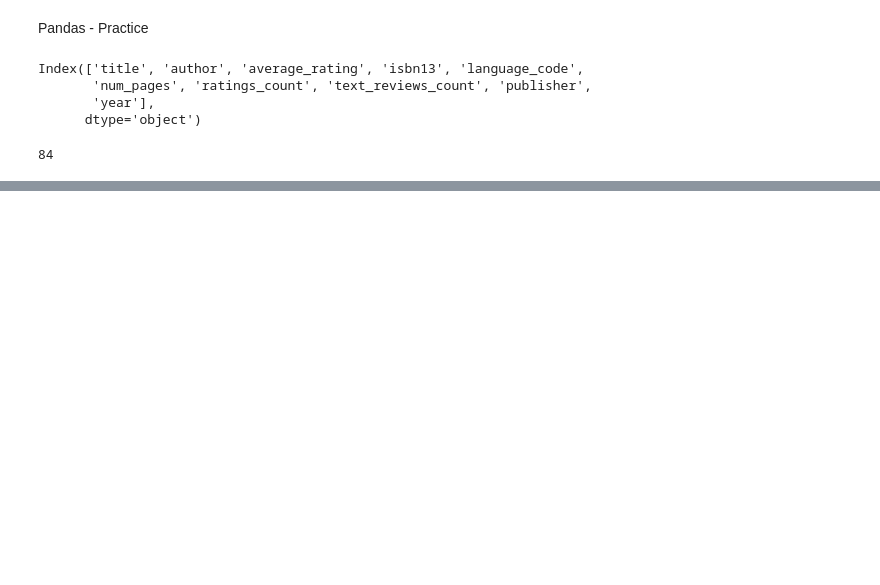
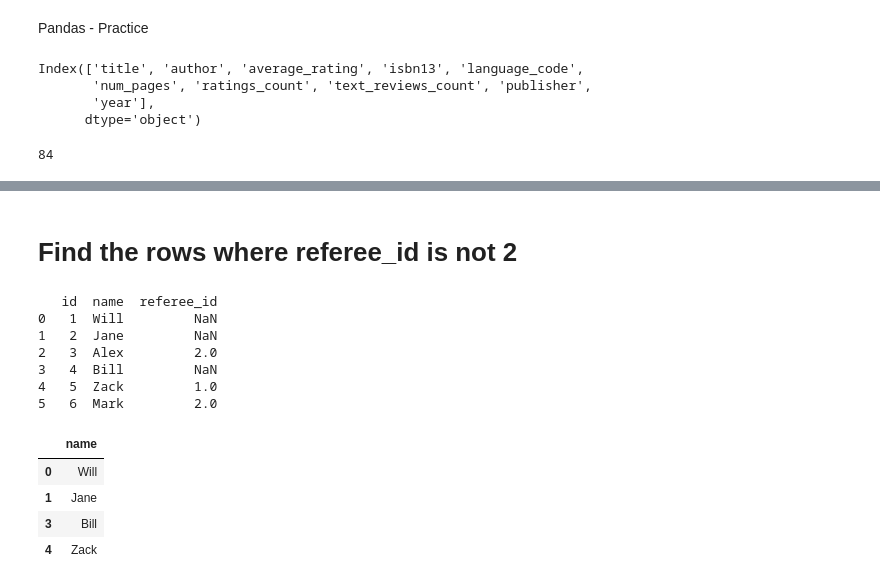
Before and after one commit to snagine/PythonDSA, a Jupyter notebook: Pandas_practice.ipynb, the cells around one changed output, grey strips where cells are left out. Saved outputs shown, nothing was run; the diff lists cells and outputs as text; code cells hidden in the pictures; blank space fills up the shorter version.

```diff
--- a/Pandas_practice.ipynb
+++ b/Pandas_practice.ipynb
@@ -54,0 +270,26 @@ Index(['title', 'author', 'average_rating', 'isbn13', 'language_code',
+# %% [markdown]
+# Find the rows where referee_id is not 2
+# %%
+import pandas as pd
+df = pd.DataFrame({
+    "id":[1,2,3,4,5,6],
+    "name":['Will','Jane','Alex','Bill','Zack','Mark'],
+    "referee_id":[None, None, 2, None, 1, 2]
+})
+print(df.head(10))
+df.loc[(df['referee_id']!=2)]
+customer = df
+customer.loc[(customer['referee_id']!=2) | (customer['referee_id'].isnull())]['name'].to_frame()
+# %% [output]
+   id  name  referee_id
+0   1  Will         NaN
+1   2  Jane         NaN
+2   3  Alex         2.0
+3   4  Bill         NaN
+4   5  Zack         1.0
+5   6  Mark         2.0
+|  | name |
+| 0 | Will |
+| 1 | Jane |
+| 3 | Bill |
+| 4 | Zack |
```
Also changed, not shown: parts of 17 cells of this notebook.
